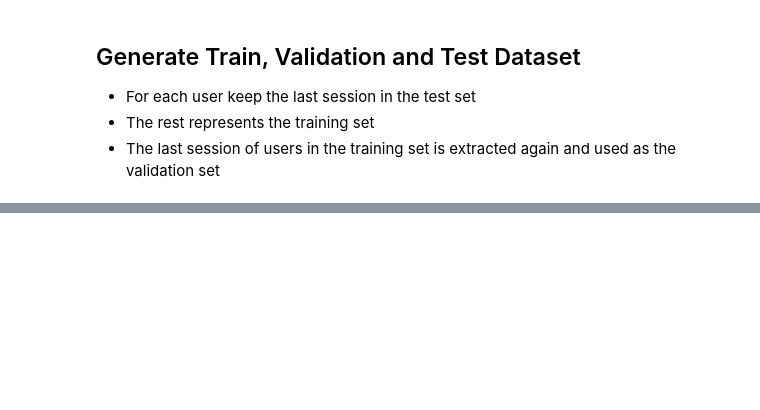
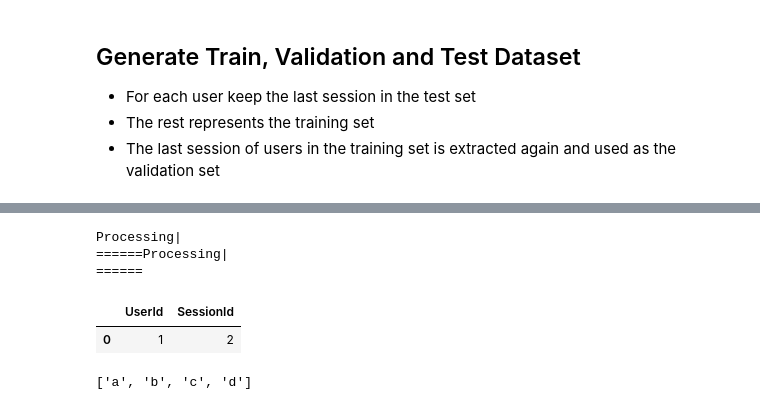
Before and after one commit to muyajil/ethz-msc-thesis, a Jupyter notebook: datasets/user_parallel_batches/user_parallel_batches.ipynb, the cells around one changed output, grey strips where cells are left out. Cells and saved outputs as stored; diff of their text form; code cells hidden in the pictures; blank space fills up the shorter version.

Commit message:
generate paper dataset

```diff
--- a/datasets/user_parallel_batches/user_parallel_batches.ipynb
+++ b/datasets/user_parallel_batches/user_parallel_batches.ipynb
@@ -669,0 +700,59 @@ Processing|
+# %%
+def add_data_from_dict(input_dict, df):
+    for user_id in input_dict:
+        for session_id in input_dict[user_id]:
+            for event in input_dict[user_id][session_id]['Events']:
+                df = df.append({
+                    'UserId': event['UserEmbeddingId'],
+                    'ItemId': event['EmbeddingId'],
+                    'Time': event['Timestamp'],
+                    'SessionId': int(session_id)
+                }, ignore_index=True)
+
+    return df
+
+##################################################################
+
+dataset_name = 'midi_dataset'
+train_prefix = 'gs://ma-muy/03_datasets/' + dataset_name + '/05_train/'
+eval_prefix = 'gs://ma-muy/03_datasets/' + dataset_name + '/06_eval/'
+paper_dataset_prefix = 'gs://ma-muy/' + dataset_name + '/'
+paper_dataset_file_name = '08_paper_dataset.hdf'
+
+prefixes = [train_prefix, eval_prefix]
+keys = ['train', 'eval']
+
+client = storage.Client.from_service_account_json('../../service-account.json')
+
+for prefix, key in zip(prefixes, keys):
+    paths = get_paths_with_prefix(prefix, gcs_client=client)
+    print('Processing' + ' '*(len(paths) - 11) + '|')
+    for path in paths:
+        print('=', end='', flush=True)
+        file_name = gcs_utils.get_file_name(path)
+
+        df = pd.DataFrame(columns=['UserId', 'SessionId', 'ItemId', 'Time'], dtype=int)
+
+        input_dict = dict_ops.load_dict(path, gcs_client=client)
+
+        df = add_data_from_dict(input_dict, df)
+
+    df.to_hdf(paper_dataset_file_name, key)
+    print('')
+
+copy_file(paper_dataset_file_name, paper_dataset_prefix + paper_dataset_file_name, gcs_client=client)
+# %% [output]
+Processing|
+======Processing|
+======
+# %%
+df = pd.DataFrame(columns=['UserId', 'SessionId'], dtype=int)
+df = df.append({'UserId': '1', 'SessionId': 2}, ignore_index=True)
+df
+# %% [output]
+|  | UserId | SessionId |
+| 0 | 1 | 2 |
+# %%
+['a', 'b'] + ['c', 'd']
+# %% [output]
+['a', 'b', 'c', 'd']
```
Also changed, not shown: parts of 4 cells of this notebook, 2 other files.
